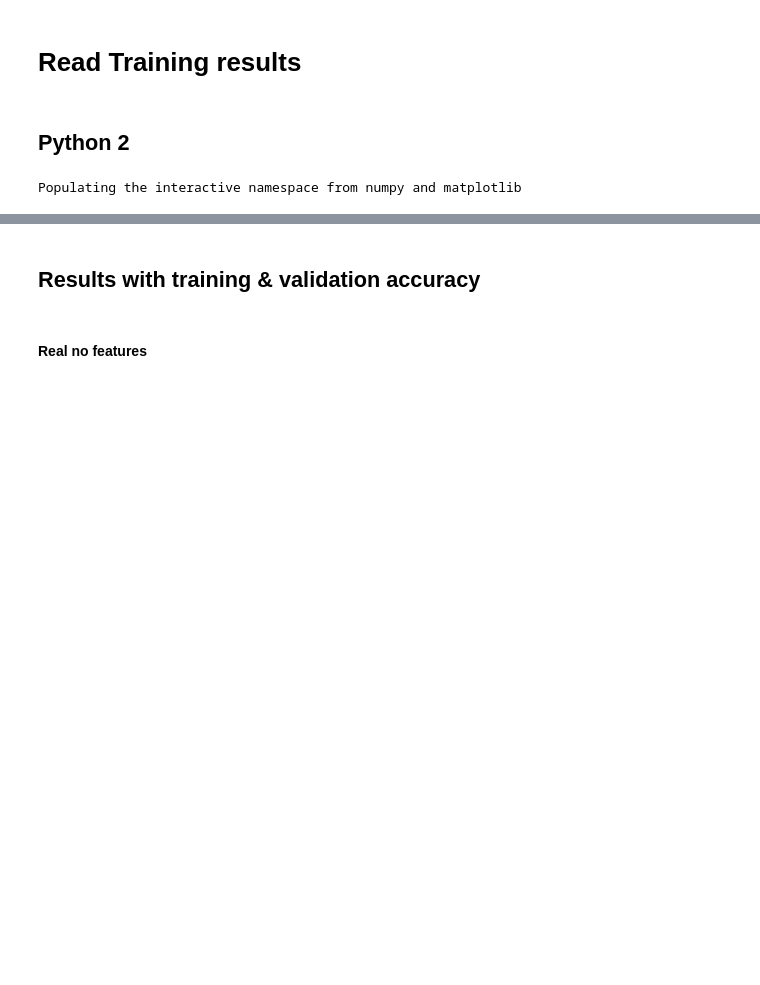
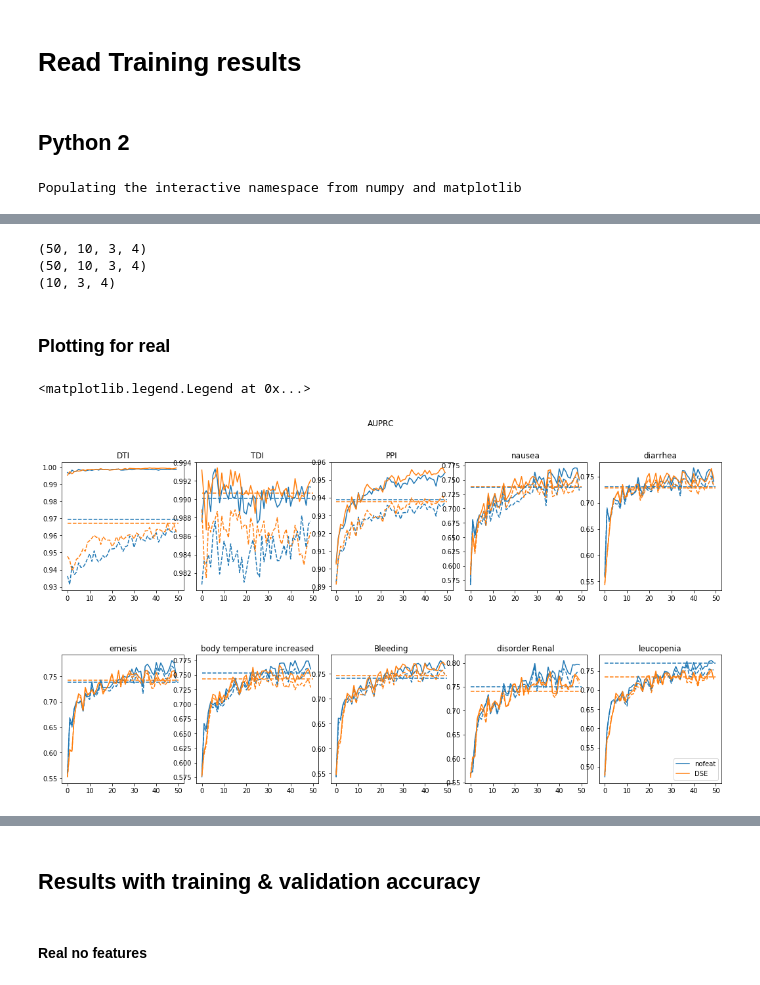
Before and after one commit to diitaz93/Master-Thesis, a Jupyter notebook: training_results.ipynb, the cells around one changed output, grey strips where cells are left out. Cells and saved outputs as stored; diff of their text form; code cells hidden in the pictures; blank space fills up the shorter version.

```diff
--- a/training_results.ipynb
+++ b/training_results.ipynb
@@ -18,0 +138,15 @@ Populating the interactive namespace from numpy and matplotlib
+# %%
+filename = './results_training/TRAIN_real_BDM_DSE_9700_genes_16271_drugs_636_se_7_epochs_50_h1_64_h2_32_lr_0.001_dropout_0.1_valsize_0.15'
+with open(filename, 'rb') as f:
+    DS = pickle.load(f)
+    for key in DS.keys():
+        globals()[key]=DS[key]
+        print(key,"Imported successfully")
+print('\n')
+train_real[:,:,:,3] = train_metrics
+val_real[:,:,:,3] = val_metrics
+test_real[:,:,3] = test_metrics
+print('Pre train Time:',datetime.timedelta(seconds=pre_train_time))
+print('Train Time:',datetime.timedelta(seconds=train_time))
+print('Virtual Memory:',vms*1e-9,'Gb')
+print('RSS Memory:',rss*1e-9,'Gb')
@@ -18,0 +311,37 @@ Populating the interactive namespace from numpy and matplotlib
+# %%
+print(np.shape(train_real))
+print(np.shape(val_real))
+print(np.shape(test_real))
+# %% [output]
+(50, 10, 3, 4)
+(50, 10, 3, 4)
+(10, 3, 4)
+# %%
+r = 0
+edge_type2idx = {}
+idx2edge_type = {}
+for i, j in names:
+    for k in range(len(names[i,j])):
+        edge_type2idx[i, j, k] = r
+        idx2edge_type[r] = i, j, k
+        r += 1
+# %% [markdown]
+### Plotting for real
+# %%
+m = 1
+fig, axs = plt.subplots(2,5, figsize=(18, 9), squeeze=True, facecolor='w', edgecolor='k')
+fig.suptitle(metrics[m])
+fig.subplots_adjust(hspace = .5, wspace=.1)
+axs = axs.ravel()
+for e in range(10):
+    i,j,k = idx2edge_type[e]
+    for s in [0,1]:
+        color=next(axs[e]._get_lines.prop_cycler)['color']
+        axs[e].plot(train_real[:,e,m,s],color=color,label=sims[s])
+        axs[e].plot(val_real[:,e,m,s],'--',color=color)
+        axs[e].hlines(test_real[e,m,s],0,50, colors=color, linestyles='dashed')
+        axs[e].set_title(names[i,j][k])
+legend(loc='lower right')
+# %% [output]
+<matplotlib.legend.Legend at 0x...>
+[figure, added]
```
Also changed, not shown: parts of 27 cells of this notebook, 4 other files.
